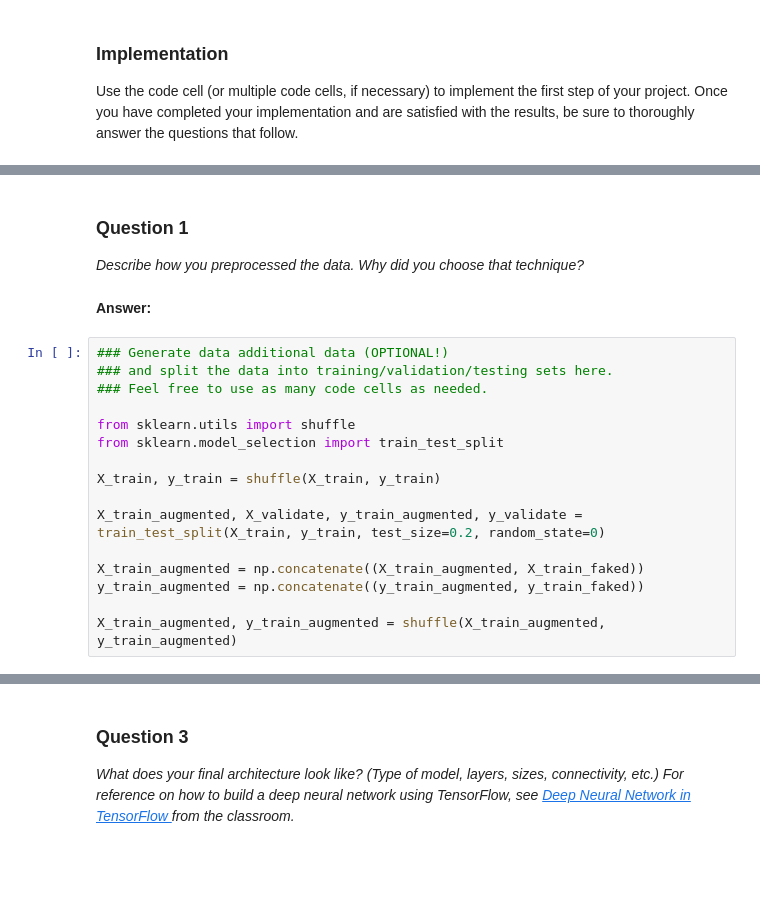
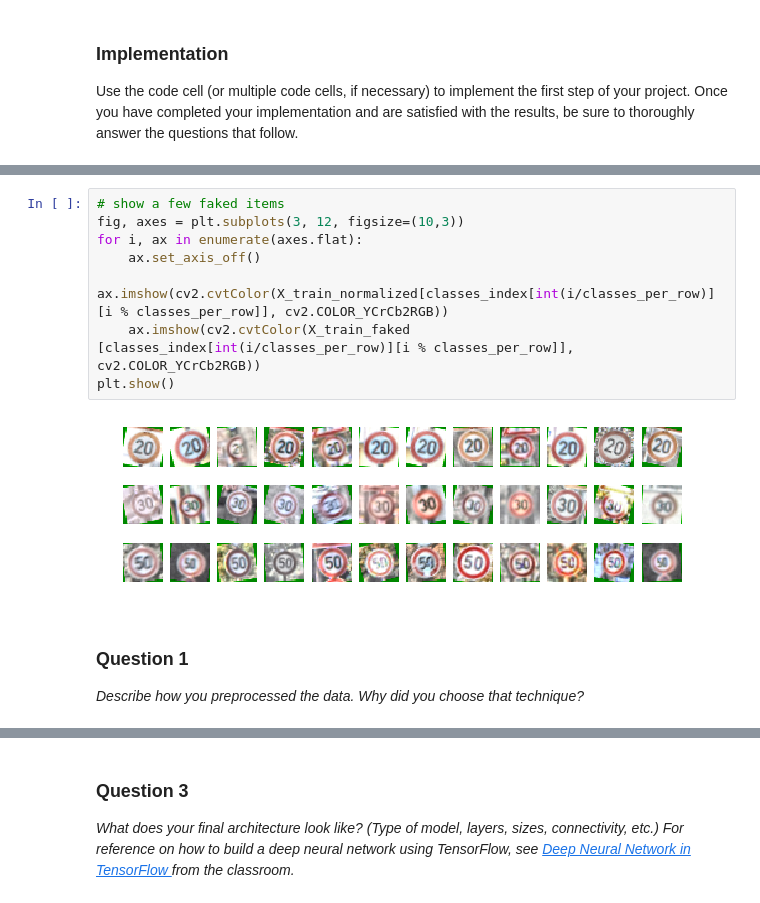
Before and after one commit to antorsae/CarND-Traffic-Sign-Classifier-Project, a Jupyter notebook: Traffic_Sign_Classifier.ipynb, the cells around one changed output, grey strips where cells are left out. Drawn from its saved outputs; the diff is of its cells as text; blank space fills up the shorter version.

```diff
--- a/Traffic_Sign_Classifier.ipynb
+++ b/Traffic_Sign_Classifier.ipynb
@@ -190,22 +222,14 @@ plt.show()
+# %%
+# show a few faked items
+fig, axes = plt.subplots(3, 12, figsize=(10,3))
+for i, ax in enumerate(axes.flat):
+    ax.set_axis_off()
+    ax.imshow(cv2.cvtColor(X_train_normalized[classes_index[int(i/classes_per_row)][i % classes_per_row]], cv2.COLOR_YCrCb2RGB))
+    ax.imshow(cv2.cvtColor(X_train_faked     [classes_index[int(i/classes_per_row)][i % classes_per_row]], cv2.COLOR_YCrCb2RGB))
+plt.show()
+# %% [output]
+[figure, added]
 # %% [markdown]
 ### Question 1
 
 _Describe how you preprocessed the data. Why did you choose that technique?_
-# %% [markdown]
-**Answer:**
-# %%
-### Generate data additional data (OPTIONAL!)
-### and split the data into training/validation/testing sets here.
-### Feel free to use as many code cells as needed.
-
-from sklearn.utils import shuffle
-from sklearn.model_selection import train_test_split
-
-X_train, y_train = shuffle(X_train, y_train)
-
-X_train_augmented, X_validate, y_train_augmented, y_validate = train_test_split(X_train, y_train, test_size=0.2, random_state=0)
-
-X_train_augmented = np.concatenate((X_train_augmented, X_train_faked))
-y_train_augmented = np.concatenate((y_train_augmented, y_train_faked))
-
-X_train_augmented, y_train_augmented = shuffle(X_train_augmented, y_train_augmented)
```
Also changed, not shown: parts of 13 cells of this notebook.
